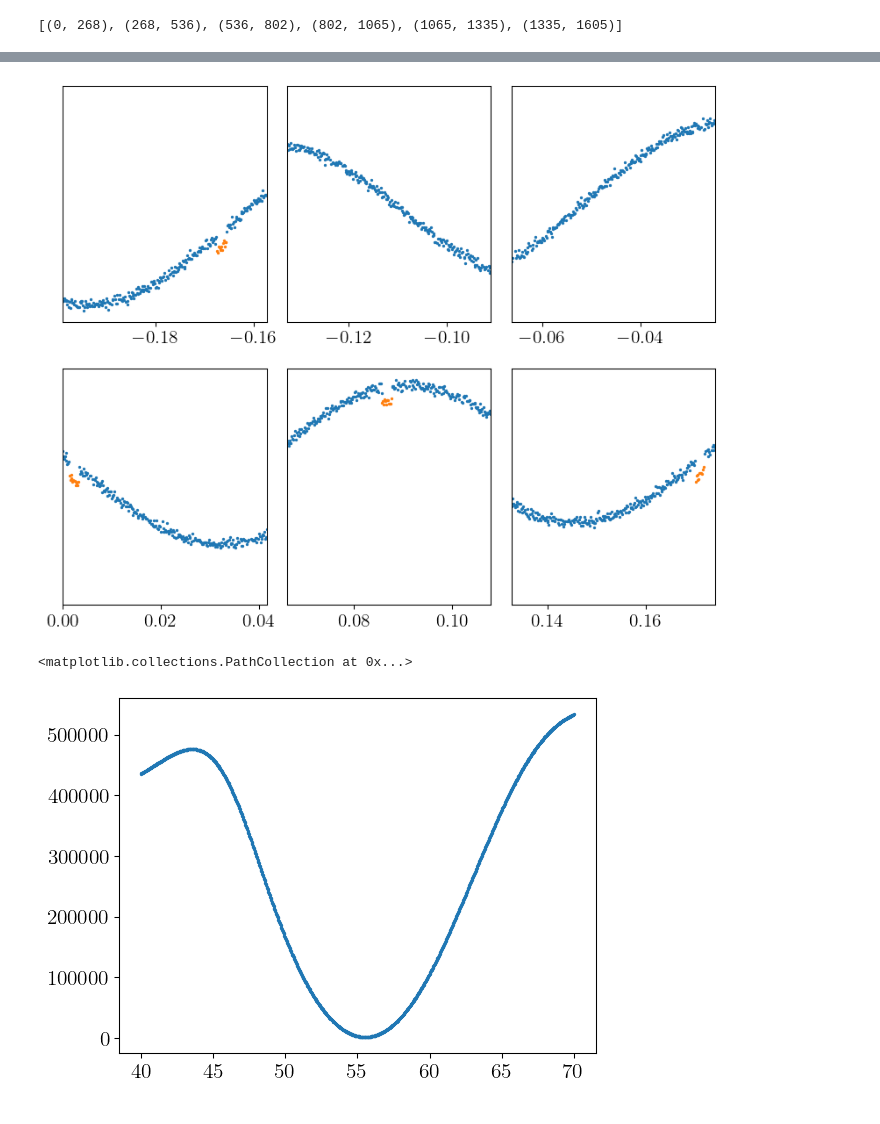
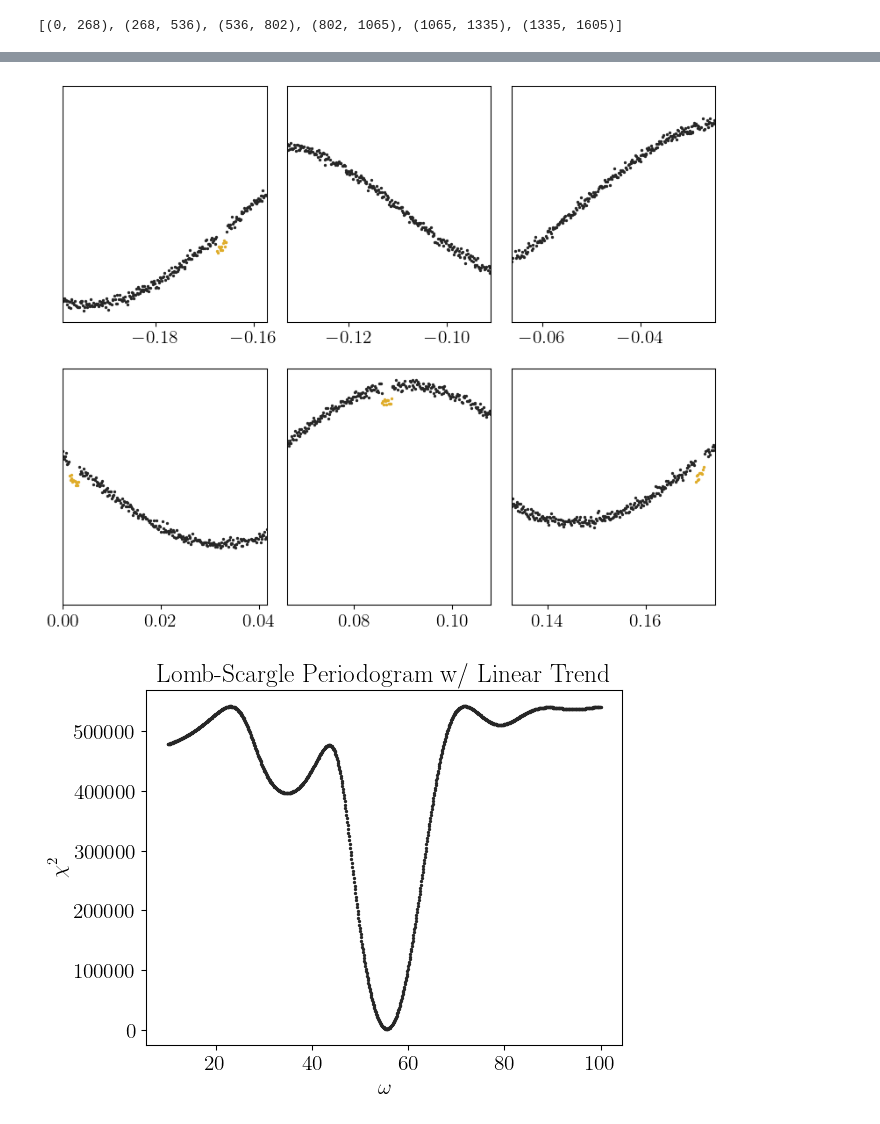
Before and after one commit to alchzh/astrostats, a Jupyter notebook: LAB3/LAB3.ipynb, the cells around one changed output, grey strips where cells are left out. Drawn from its saved outputs; the diff is of its cells as text; code cells hidden in the pictures.

```diff
--- a/LAB3/LAB3.ipynb
+++ b/LAB3/LAB3.ipynb
@@ -45,28 +71,37 @@ obs_windows
 # %% [output]
 [(0, 268), (268, 536), (536, 802), (802, 1065), (1065, 1335), (1335, 1605)]
 # %%
-first_transit_time = 57531.91792371155 - pivot
-transit_duration = 166.484 / 24 / 3600
-transit_period = 2.025026511149096 / 24
+# Constants defining the transit windows from the class slides
+first_transit_time = 57531.91792371155 - pivot # [days]
+transit_duration = 166.484 / 24 / 3600 # [days]
+transit_period = 2.025026511149096 / 24 # [days]
 transit_count = 6
 
-df["ftime"] = df["ptime"] - transit_period * ((df["ptime"] - first_transit_time - transit_period/2) // transit_period)
+# Fold the times based on the information above. This will be used to make
+# folded plots later. This line subtracts the correct number of periods from
+# the ptime of each observation to make a new time "ftime"
+df["ftime"] = df["ptime"] - first_transit_time - transit_period * ((df["ptime"] - first_transit_time + transit_period/2) // transit_period)
 
 def find_pt(pt):
+    """Gets the index of a certain ptime"""
     return np.searchsorted(df["ptime"], pt)
 
 def find_window(pt, width):
+    """Gets a window of a certain width around a central time pt"""
     return (
         np.clip(find_pt(pt-width/2), 0, len(df)),
         np.clip(find_pt(pt+width/2), 0, len(df))
     )
 
+# Find the indices corresponding to the transits in our data.
 transit_idx = []
-for tn in range(6):
+for tn in range(transit_count):
     w = find_window(tn*transit_period+first_transit_time, transit_duration)
+    # Ensure that the transit doesn't occur in an observation gap
     if w[1] - w[0] > 3:
         transit_idx.append(w)
 
+# From the indices, make a boolean mask, so we can combine it with the outlier mask later
 transit_mask = np.zeros(len(df), dtype=bool)
 for ti, tf in transit_idx:
     transit_mask[ti:tf] = True
@@ -110,23 +170,33 @@ plt.show()
 # %%
+# Make closer up plots of each window, to visually inspect that we're not missing
+# obvious outliers. This plot isn't included on the slides
+
+# Create a grid of 6 plots, 1 for each window
 fig, axs = plt.subplots(ncols=3, nrows=2, sharey=True, figsize=(10, 8))
+# Decreases the horizontal spacing between the the windows
 fig.subplots_adjust(wspace=0.1)
 
 for w in range(6):
     ax = axs.ravel()[w]
 
-    ax.scatter(df_clean["ptime"], df_clean["flux"])# fmt="o", yerr=df_clean["err_flux"])
-    ax.scatter(df_transit_clean["ptime"], df_transit_clean["flux"])#fmt="go", yerr=df_transit_clean["err_flux"])
-
+    # With errorbars the plots are very noisy, preventing us from seeing individual points
+    # We opt for a scatter here instead
+    ax.scatter(df_clean["ptime"], df_clean["flux"])
+    ax.scatter(df_transit_clean["ptime"], df_transit_clean["flux"], color="custom:secondary")
     ax.set_xlim(df["ptime"][obs_windows[w][0]], df["ptime"][obs_windows[w][1]-1])
 
     ax.set_yticks([])
 # %% [output]
-[figure, old version]
+[figure, new version]
 # %%
 # From LEC3, a Lomb-Scargle periodogram is just a bunch of regressions with sines and cosines
 # in the design matrix. Let's bake in the linear trend to not have to worry about it separately.
 
-omegas = np.linspace(40, 70, 1000)
+# The code is simplified from "TrendedLombScargle" and "LeastSquaresMixin" in gatspy
+#    https://github.com/astroML/gatspy/blob/master/gatspy/periodic/
+
+# Initial array of frequencies to test
+omegas = np.linspace(10, 100, 1000)
 
 t = np.asarray(df_clean["ptime"])
 y = np.asarray(df_clean["flux"])
@@ -135,8 +205,12 @@ dy = np.asarray(df_clean["err_flux"])
 yw = y / dy
 chi2 = np.full_like(omegas, np.nan)
 
+# Performs a least-squares fit by solving the normal equation (LEC3) for a
+# given sinusoid frequency omega
 def fit(omega):
     # Set up the design matrix X with a sin, cos, linear, and constant term
+    # The sum of a sin and a cos with the same period is another sinusoid
+    # with that period by harmonic addition
     Xw = np.column_stack([
         np.sin(omega * t),
         np.cos(omega * t),
@@ -149,6 +223,7 @@ def fit(omega):
 
     return beta, chi2
 
+# Given an omega and fit parameters beta, returns the modeled data on a list of times t
 def model(t, omega, beta):
     return np.column_stack([
         np.sin(omega * t),
@@ -160,8 +235,16 @@ def model(t, omega, beta):
 for i, omega in enumerate(omegas):
     chi2[i] = fit(omega)[1]
 # %%
-plt.scatter(omegas, chi2)
+# Plot the initial periodogram. The resolution  here isn't great, so we will improve it in
+# the next step
+fig, ax = plt.subplots()
+ax.scatter(omegas, chi2)
+ax.set_title("Lomb-Scargle Periodogram w/ Linear Trend")
+ax.set_xlabel("$\omega$")
+ax.set_ylabel("$\chi^2$")
+plt.savefig("periodogram.png")
+plt.savefig("periodogram.svg")
+plt.show()
 # %% [output]
-<matplotlib.collections.PathCollection at 0x...>
-[figure, old version]
+[figure, new version]
 # %%
```
Also changed, not shown: parts of 31 cells of this notebook, 22 other files.
